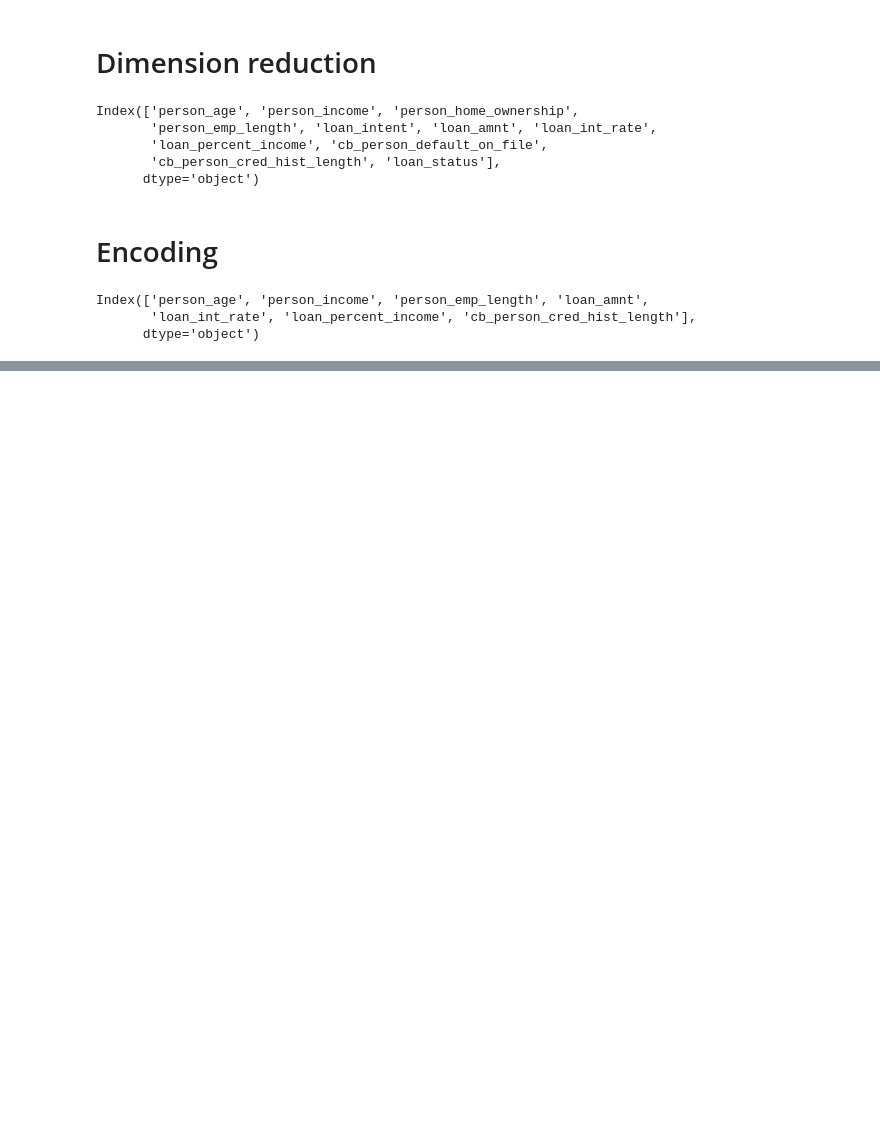
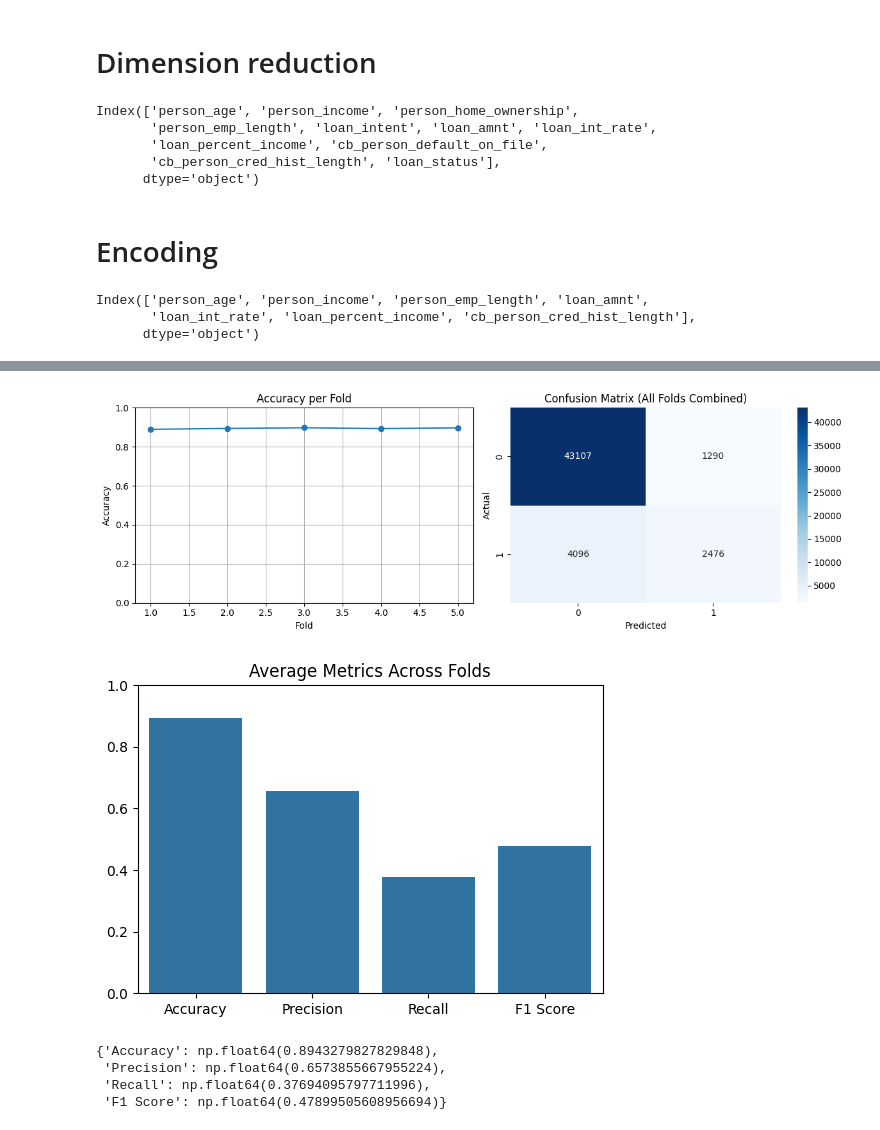
Before and after one commit to Franklin7660/loan_prediction_DS52, a Jupyter notebook: notebooks/loan_prediction.ipynb, the cells around one changed output, grey strips where cells are left out. Drawn from its saved outputs; the diff is of its cells as text; code cells hidden in the pictures; blank space fills up the shorter version.

```diff
--- a/notebooks/loan_prediction.ipynb
+++ b/notebooks/loan_prediction.ipynb
@@ -312,0 +389,10 @@ np.float64(0.09101756706522848)
+# %%
+lda = LinearDiscriminantAnalysis()
+evaluate_model_visual(lda, X_preprocessed, y, kf)
+# %% [output]
+[figure, added]
+[figure, added]
+{'Accuracy': np.float64(0.8943279827829848),
+ 'Precision': np.float64(0.6573855667955224),
+ 'Recall': np.float64(0.37694095797711996),
+ 'F1 Score': np.float64(0.47899505608956694)}
```
Also changed, not shown: parts of 18 cells of this notebook, 1 other file.
